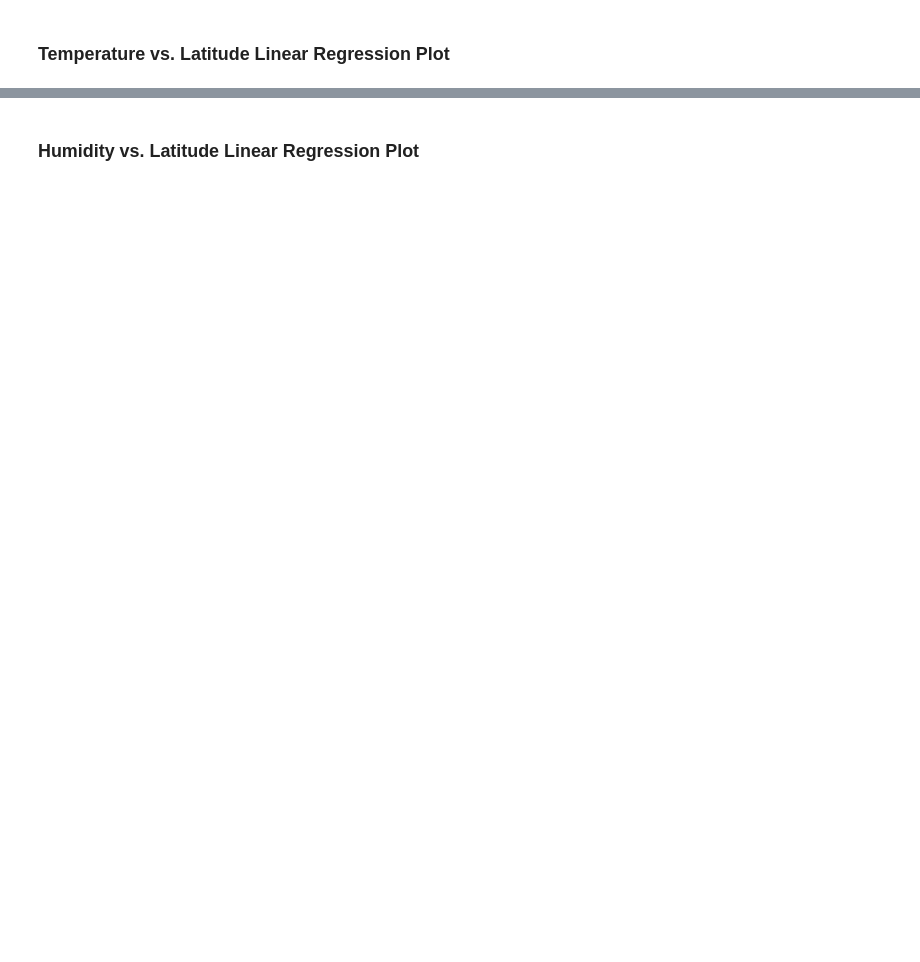
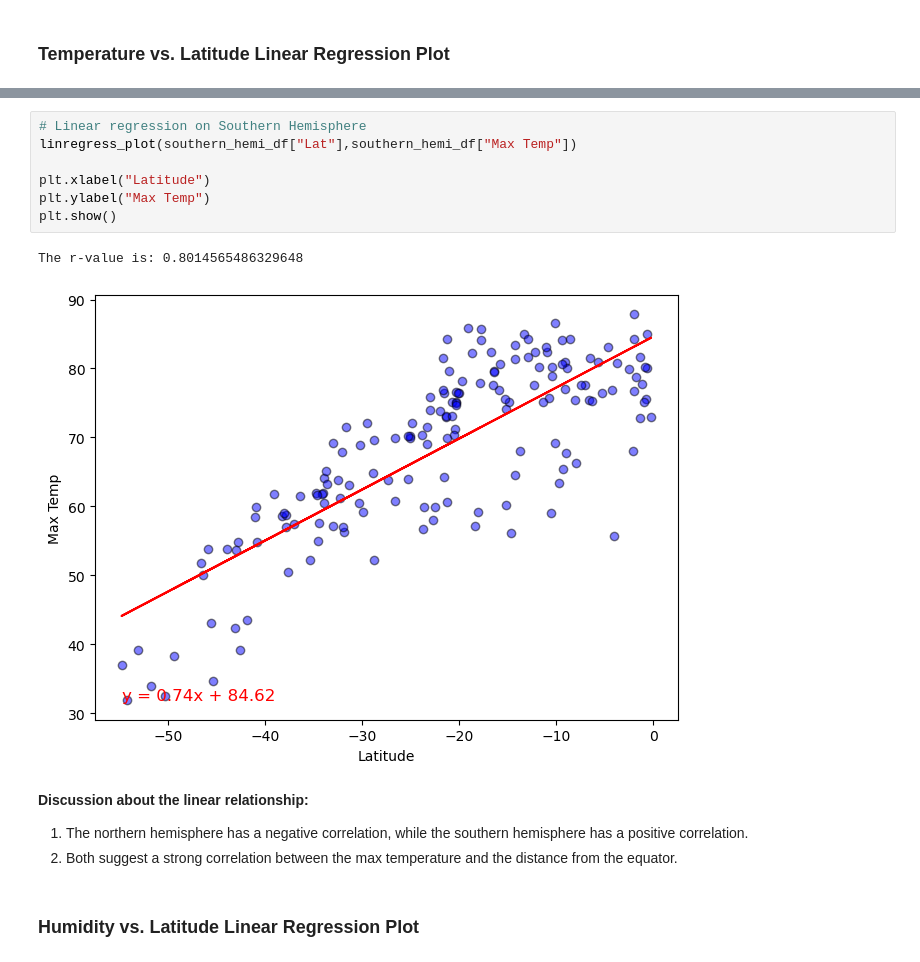
Before and after one commit to aparsley1/python-api-challenge, a Jupyter notebook: WeatherPy/WeatherPy.ipynb, the cells around one changed output, grey strips where cells are left out. Drawn from its saved outputs; the diff is of its cells as text; blank space fills up the shorter version.

```diff
--- a/WeatherPy/WeatherPy.ipynb
+++ b/WeatherPy/WeatherPy.ipynb
@@ -325,2 +330,16 @@ The r-value is: 0.4121057168607245
+# %%
+# Linear regression on Southern Hemisphere
+linregress_plot(southern_hemi_df["Lat"],southern_hemi_df["Max Temp"])
+
+plt.xlabel("Latitude")
+plt.ylabel("Max Temp")
+plt.show()
+# %% [output]
+The r-value is: 0.8014565486329648
+[figure, added]
+# %% [markdown]
+**Discussion about the linear relationship:**
+1. The northern hemisphere has a negative correlation, while the southern hemisphere has a positive correlation.
+2. Both suggest a strong correlation between the max temperature and the distance from the equator.
 # %% [markdown]
 ### Humidity vs. Latitude Linear Regression Plot
```
Also changed, not shown: parts of 34 cells of this notebook, 5 other files.
